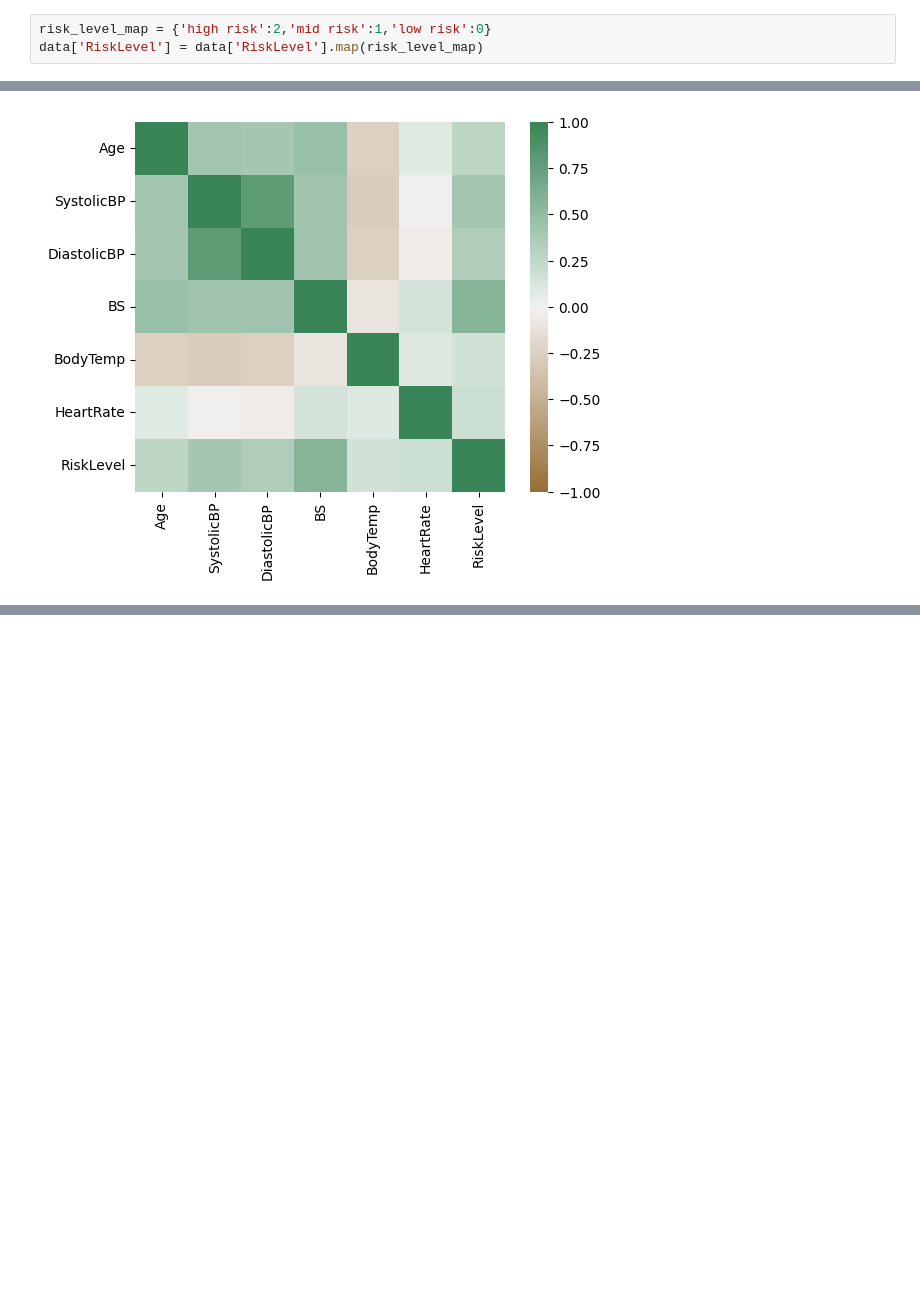
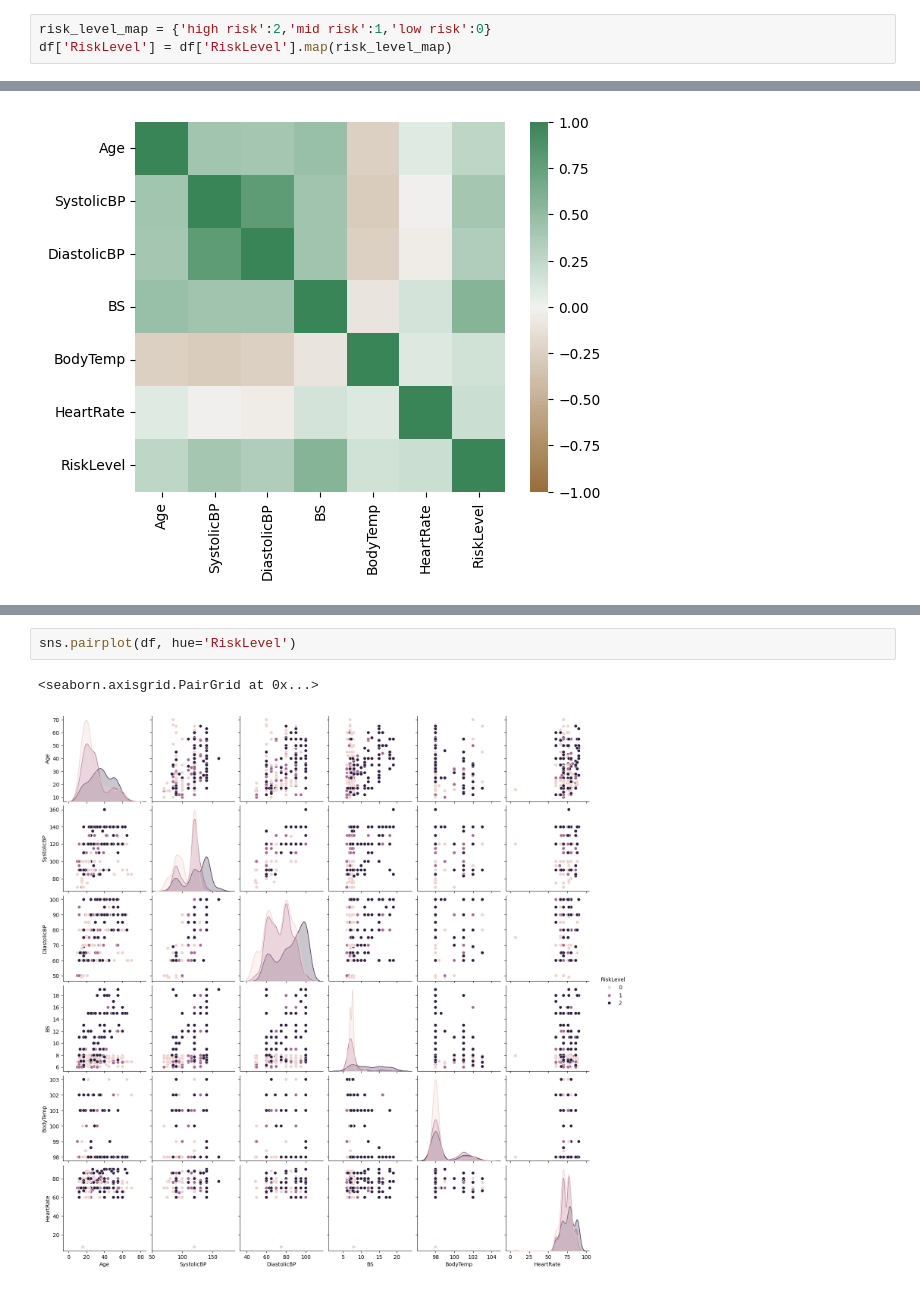
Before and after one commit to HariAr2/Risk-Prediction, a Jupyter notebook: inference.ipynb, the cells around one changed output, grey strips where cells are left out. Drawn from its saved outputs; the diff is of its cells as text; blank space fills up the shorter version.

```diff
--- a/inference.ipynb
+++ b/inference.ipynb
@@ -107,4 +125,4 @@ plt.show()
 # %%
 risk_level_map = {'high risk':2,'mid risk':1,'low risk':0}
-data['RiskLevel'] = data['RiskLevel'].map(risk_level_map)
+df['RiskLevel'] = df['RiskLevel'].map(risk_level_map)
 # %%
@@ -159,3 +177,8 @@ BS                0.57
 BodyTemp          0.16
 HeartRate         0.19
 RiskLevel         1.00
+# %%
+sns.pairplot(df, hue='RiskLevel')
+# %% [output]
+<seaborn.axisgrid.PairGrid at 0x...>
+[figure, added]
```
Also changed, not shown: parts of 9 cells of this notebook, 9 other files.
